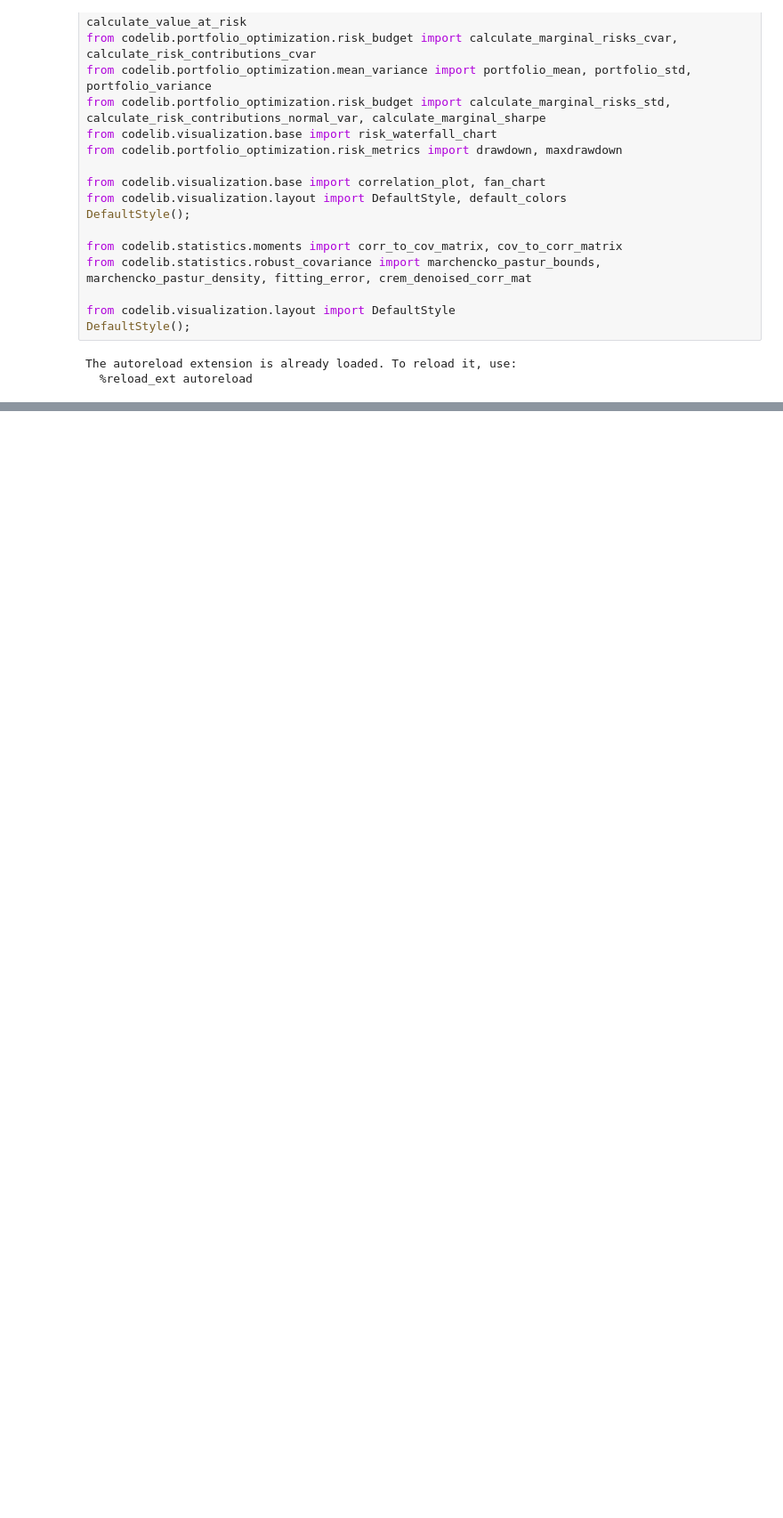
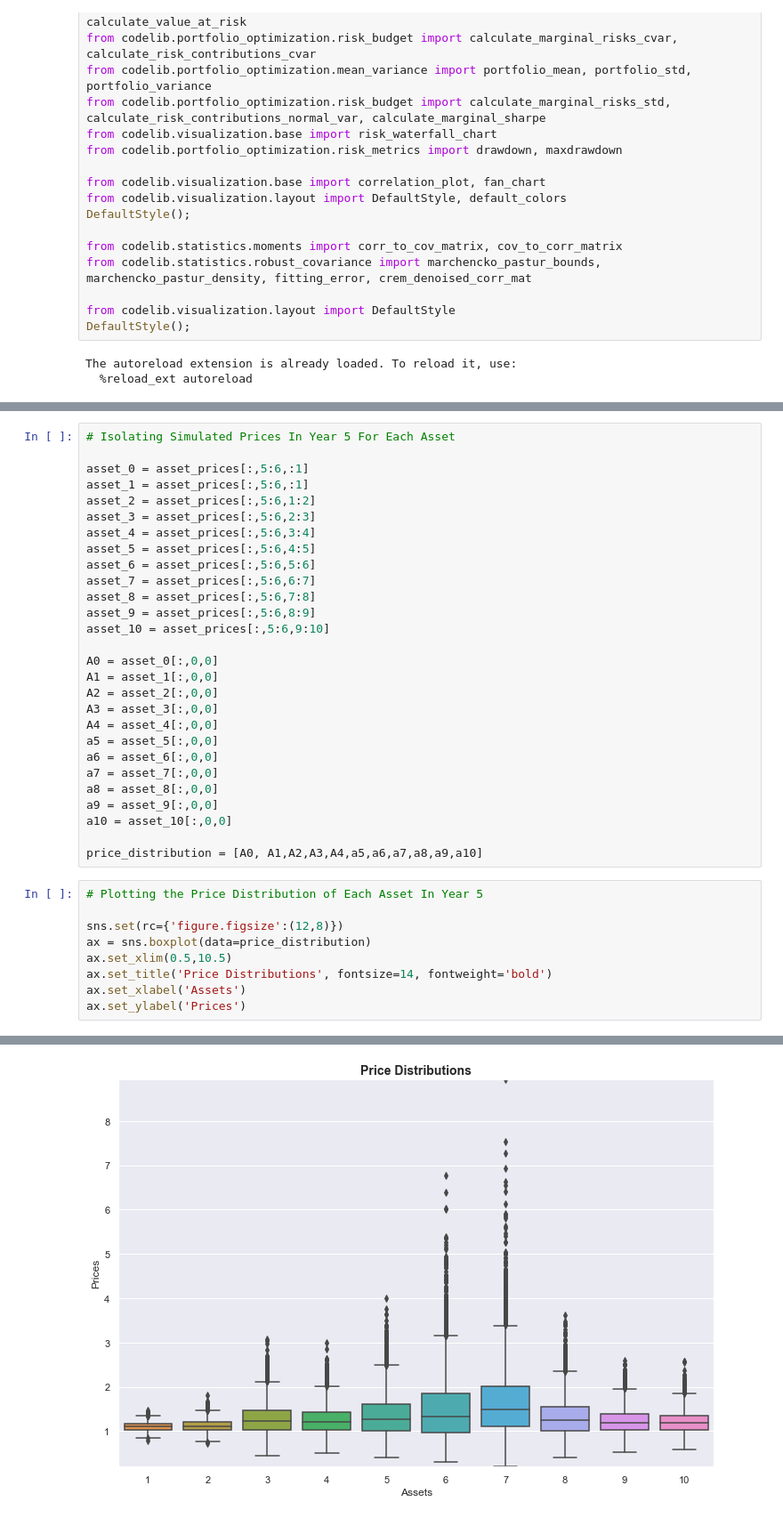
Before and after one commit to Christoffer9/Exam, a Jupyter notebook: Question 2 - Most Up To Date (1).ipynb, the cells around one changed output, grey strips where cells are left out. Shown: that part at 89% size. Saved outputs shown, nothing was run; the diff lists cells and outputs as text; blank space fills up the shorter version.

```diff
--- a/Question 2 - Most Up To Date (1).ipynb
+++ b/Question 2 - Most Up To Date (1).ipynb
@@ -405,0 +168,38 @@ ax.legend(loc='center', bbox_to_anchor=(0.5, -0.3), fancybox=True, shadow=True,
+# %%
+# Isolating Simulated Prices In Year 5 For Each Asset
+
+asset_0 = asset_prices[:,5:6,:1]
+asset_1 = asset_prices[:,5:6,:1]
+asset_2 = asset_prices[:,5:6,1:2]
+asset_3 = asset_prices[:,5:6,2:3]
+asset_4 = asset_prices[:,5:6,3:4]
+asset_5 = asset_prices[:,5:6,4:5]
+asset_6 = asset_prices[:,5:6,5:6]
+asset_7 = asset_prices[:,5:6,6:7]
+asset_8 = asset_prices[:,5:6,7:8]
+asset_9 = asset_prices[:,5:6,8:9]
+asset_10 = asset_prices[:,5:6,9:10]
+
+A0 = asset_0[:,0,0]
+A1 = asset_1[:,0,0]
+A2 = asset_2[:,0,0]
+A3 = asset_3[:,0,0]
+A4 = asset_4[:,0,0]
+a5 = asset_5[:,0,0]
+a6 = asset_6[:,0,0]
+a7 = asset_7[:,0,0]
+a8 = asset_8[:,0,0]
+a9 = asset_9[:,0,0]
+a10 = asset_10[:,0,0]
+
+price_distribution = [A0, A1,A2,A3,A4,a5,a6,a7,a8,a9,a10]
+# %%
+# Plotting the Price Distribution of Each Asset In Year 5
+
+sns.set(rc={'figure.figsize':(12,8)})
+ax = sns.boxplot(data=price_distribution)
+ax.set_xlim(0.5,10.5)
+ax.set_title('Price Distributions', fontsize=14, fontweight='bold')
+ax.set_xlabel('Assets')
+ax.set_ylabel('Prices')
+# %% [output]
@@ -405,0 +207 @@ ax.legend(loc='center', bbox_to_anchor=(0.5, -0.3), fancybox=True, shadow=True,
+[figure, added]
```
Also changed, not shown: parts of 41 cells of this notebook.
